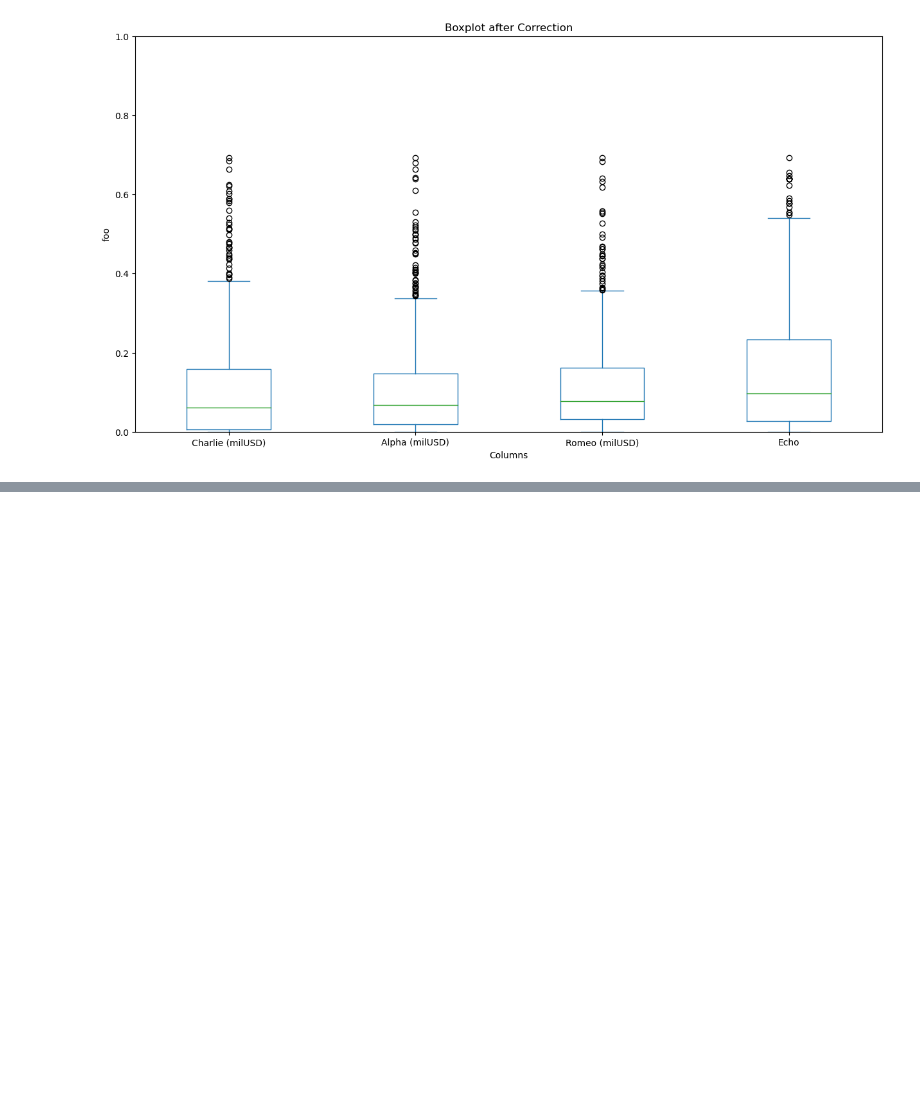
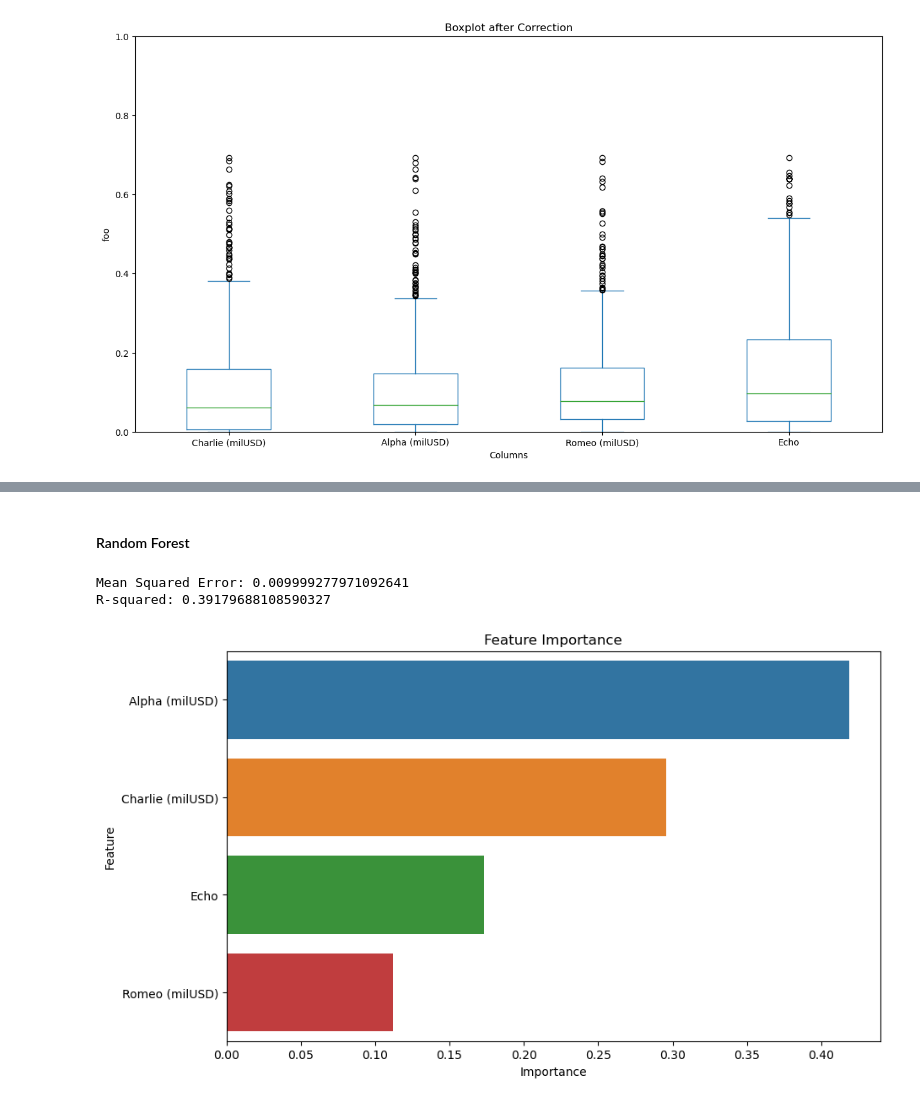
Before and after one commit to maniunix/scope_1_scope_2_emmisions, a Jupyter notebook: src/scope1_scope2_analysis.ipynb, the cells around one changed output, grey strips where cells are left out. Cells and saved outputs as stored; diff of their text form; code cells hidden in the pictures; blank space fills up the shorter version.

Commit message:
Random forest

```diff
--- a/src/scope1_scope2_analysis.ipynb
+++ b/src/scope1_scope2_analysis.ipynb
@@ -238,0 +230,42 @@ df_transformed[['Charlie (milUSD)', 'Alpha (milUSD)', 'Romeo (milUSD)', 'Echo']]
+# %% [markdown]
+#### Random Forest
+# %%
+# Define the features (X) and the target (y)
+X = df_transformed.drop(columns=['Total S1+S2 (tCo2e)'])
+y = df_transformed['Total S1+S2 (tCo2e)']
+
+# Split the data
+X_train, X_test, y_train, y_test = train_test_split(X, y, test_size=0.2, random_state=42)
+
+# Initialize the RandomForestRegressor
+rf_model = RandomForestRegressor(n_estimators=100, random_state=42)
+
+# Train the model
+rf_model.fit(X_train, y_train)
+
+# Predict on the test set
+y_pred = rf_model.predict(X_test)
+
+# Evaluate the model
+mse = mean_squared_error(y_test, y_pred)
+r2 = r2_score(y_test, y_pred)
+
+print(f"Mean Squared Error: {mse}")
+print(f"R-squared: {r2}")
+# %% [output]
+Mean Squared Error: 0.009999277971092641
+R-squared: 0.39179688108590327
+# %%
+importances = rf_model.feature_importances_
+features = X.columns
+
+# Create a DataFrame for better visualization
+feature_importance_df = pd.DataFrame({'Feature': features, 'Importance': importances})
+feature_importance_df = feature_importance_df.sort_values(by='Importance', ascending=False)
+
+plt.figure(figsize=(10, 6))
+sns.barplot(x='Importance', y='Feature', data=feature_importance_df)
+plt.title('Feature Importance')
+plt.show()
+# %% [output]
+[figure, added]
```
Also changed, not shown: parts of 2 cells of this notebook.
